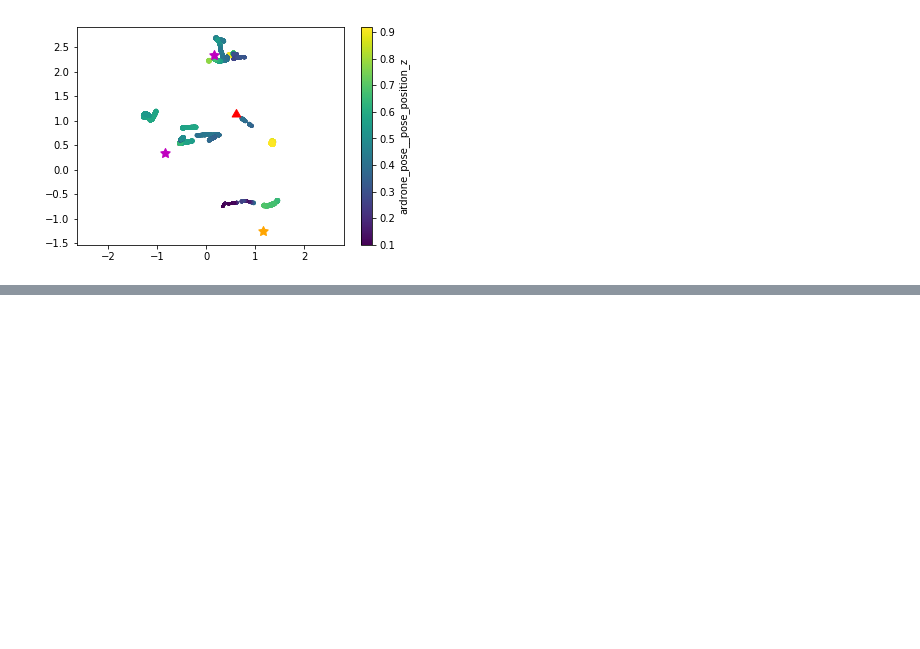
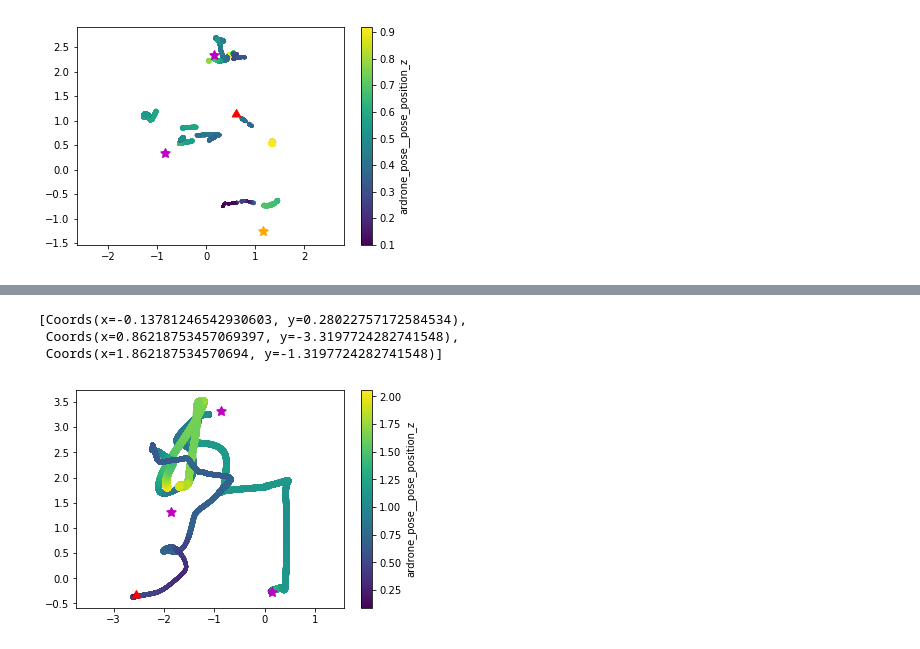
Before and after one commit to ahermassi/spirit, a Jupyter notebook: analysis/Analysis.ipynb, the cells around one changed output, grey strips where cells are left out. Saved outputs shown, nothing was run; the diff lists cells and outputs as text; code cells hidden in the pictures; blank space fills up the shorter version.

```diff
--- a/analysis/Analysis.ipynb
+++ b/analysis/Analysis.ipynb
@@ -15,12 +44,13 @@ def pad_bag(df):
     df.fillna(method="pad", inplace=True)
     df.fillna(method="backfill", inplace=True)
 # %%
-def load_bag(filename, include=ROSBAG_TOPICS):
+def load_bag(filename, include=TOPICS_TO_LOAD):
     df = rosbag_pandas.bag_to_dataframe(filename, include=include)
     pad_bag(df)
     return df
 # %%
-def plot_xy(df, x="x", y="y", s=None, c=None, cmap="viridis", alpha=1, show_cbar=True, label=None):
+def plot_xy(df, x="x", y="y", invert_x=True, invert_y=True, s=None, c=None,
+            cmap="viridis", alpha=1, show_cbar=True, label=None):
     """
     Coords in real frame. +x is towards doors, +y is away from table.
 
@@ -35,7 +65,7 @@ def plot_xy(df, x="x", y="y", s=None, c=None, cmap="viridis", alpha=1, show_cbar
         label="time"
 
     p_init = Coords(df[x][0], df[y][0])
-    plt.scatter(-df[x], -df[y], s=s, c=c, cmap=cmap, alpha=alpha)
+    plt.scatter(df[x] * (-1 if invert_x else 1), df[y] * (-1 if invert_y else 1), s=s, c=c, cmap=cmap, alpha=alpha)
     if show_cbar:
         plt.colorbar(label=label)
     plt.axis("equal")
@@ -42,9 +83,19 @@ def plot_xy(df, x="x", y="y", s=None, c=None, cmap="viridis", alpha=1, show_cbar
 # %%
-def plot_targets(df, x="x", y="y", target_coords=(Coords(-1, 3.6), Coords(-2, 1.6)), target_color="r"):
+def plot_targets(df, x="x", y="y", invert_x=True, invert_y=True,
+                 target_coords=None, target_coord_offsets=None, target_color="r"):
+    if target_coords is not None and target_coord_offsets is not None:
+        raise ValueError("Use either target_coords or target_coord_offsets")
+
     p_init = Coords(df[x][0], df[y][0])
     p_final = Coords(df[x][-1], df[y][-1])
-    plt.scatter(-p_init.x, -p_init.y, marker=(5, 1), s=100, c="orange")
+
+    if target_coords is None:
+        if target_coord_offsets is None:
+            target_coord_offsets = TARGET_COORD_OFFSETS
+        target_coords = [Coords(p_init.x - offset.x, p_init.y - offset.y) for offset in target_coord_offsets]
+
+    # plt.scatter(-p_init.x, -p_init.y, marker=(5, 1), s=100, c="orange")
     for coord in target_coords:
-        plt.scatter(coord.x - p_init.x, coord.y - p_init.y, marker=(5, 1), s=100, c="m")
-    plt.scatter(-p_final.x, -p_final.y, marker=(3, 0), s=100, c="r")
+        plt.scatter(coord.x * (-1 if invert_x else 1), coord.y * (-1 if invert_y else 1), marker=(5, 1), s=100, c="m")
+    plt.scatter(p_final.x * (-1 if invert_x else 1), p_final.y * (-1 if invert_y else 1), marker=(3, 0), s=100, c="r")
     plt.axis("equal")
@@ -75,3 +133,5 @@ plot_xy(df0[df0.ardrone_navdata__state==4], "ardrone_ground_pose__x", "ardrone_g
 plot_targets(df0, "ardrone_ground_pose__x", "ardrone_ground_pose__y")
 # %% [output]
 [figure]
+# %%
+df = load_bag("bagfiles/experiment-2_user-00_run-01.bag")
@@ -77,0 +161,12 @@ plot_targets(df0, "ardrone_ground_pose__x", "ardrone_ground_pose__y")
+# %%
+target_coords
+# %% [output]
+[Coords(x=-0.13781246542930603, y=0.28022757172584534),
+ Coords(x=0.86218753457069397, y=-3.3197724282741548),
+ Coords(x=1.862187534570694, y=-1.3197724282741548)]
+# %%
+plot_xy(df, "ardrone_ground_pose__x", "ardrone_ground_pose__y", c="ardrone_pose__pose_position_z",
+        s="ardrone_pose__pose_position_z")
+plot_targets(df, "ardrone_ground_pose__x", "ardrone_ground_pose__y")
+# %% [output]
+[figure, added]
```
Also changed, not shown: parts of 50 cells of this notebook.
